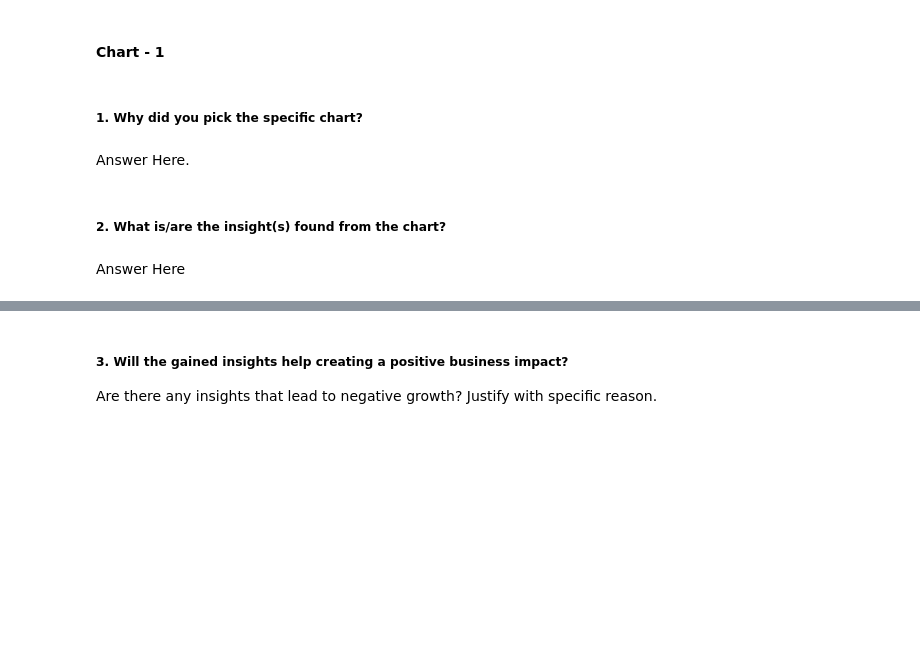
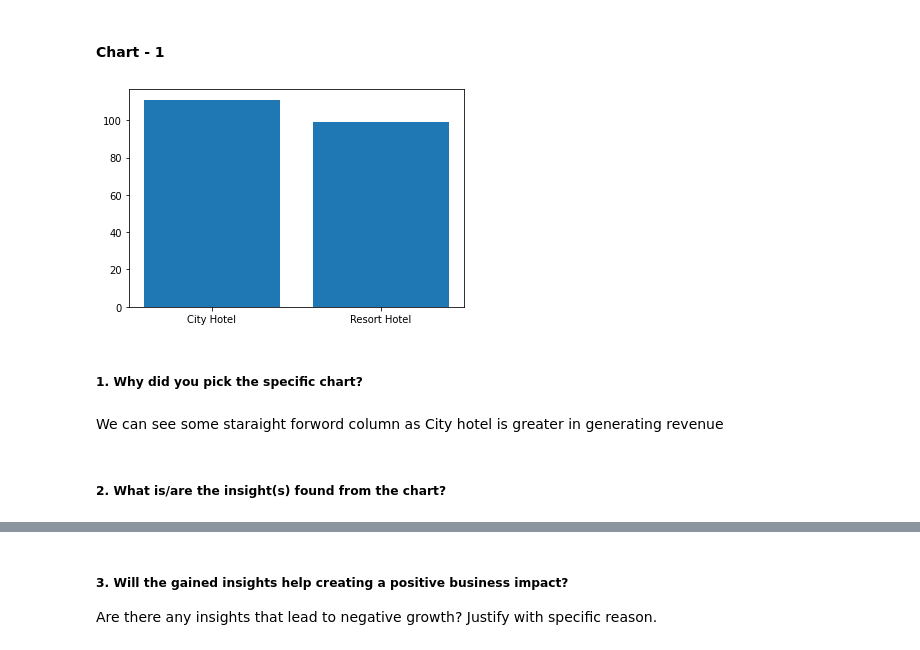
Before and after one commit to ZenCodex559/Hotel-Booking-Analysis, a Jupyter notebook: EDA_Capstone_Project_|_Hotel_Booking_Analysis.ipynb, the cells around one changed output, grey strips where cells are left out. Cells and saved outputs as stored; diff of their text form; code cells hidden in the pictures; blank space fills up the shorter version.

```diff
--- a/EDA_Capstone_Project_|_Hotel_Booking_Analysis.ipynb
+++ b/EDA_Capstone_Project_|_Hotel_Booking_Analysis.ipynb
@@ -376,7 +387,8 @@ percentage of city hotel booking cancelled 67 %, and percentage of resort hotel
 ## Which type of hotel seemes to gererate more revenue
 # %%
 # which hotel makes more revenue
-df.groupby('hotel')[['adr']].mean().round().reset_index()
+revenue_by_hotel = df.groupby('hotel')[['adr']].mean().round().reset_index()
+revenue_by_hotel
 # %% [output]
 |  | hotel | adr |
 | 0 | City Hotel | 111.0 |
@@ -591,8 +601,11 @@ City hotel is the type where most of the special requests are made and most of t
+# %%
+plt.bar(x=revenue_by_hotel.hotel,height=revenue_by_hotel.adr)
+plt.show()
+# %% [output]
+[figure, added]
 # %% [markdown]
 ##### 1. Why did you pick the specific chart?
-# %% [markdown]
-Answer Here.
+# %% [markdown]
+We can see some staraight forword column as City hotel is greater in generating revenue
 # %% [markdown]
 ##### 2. What is/are the insight(s) found from the chart?
-# %% [markdown]
-Answer Here
```
Also changed, not shown: parts of 6 cells of this notebook.
